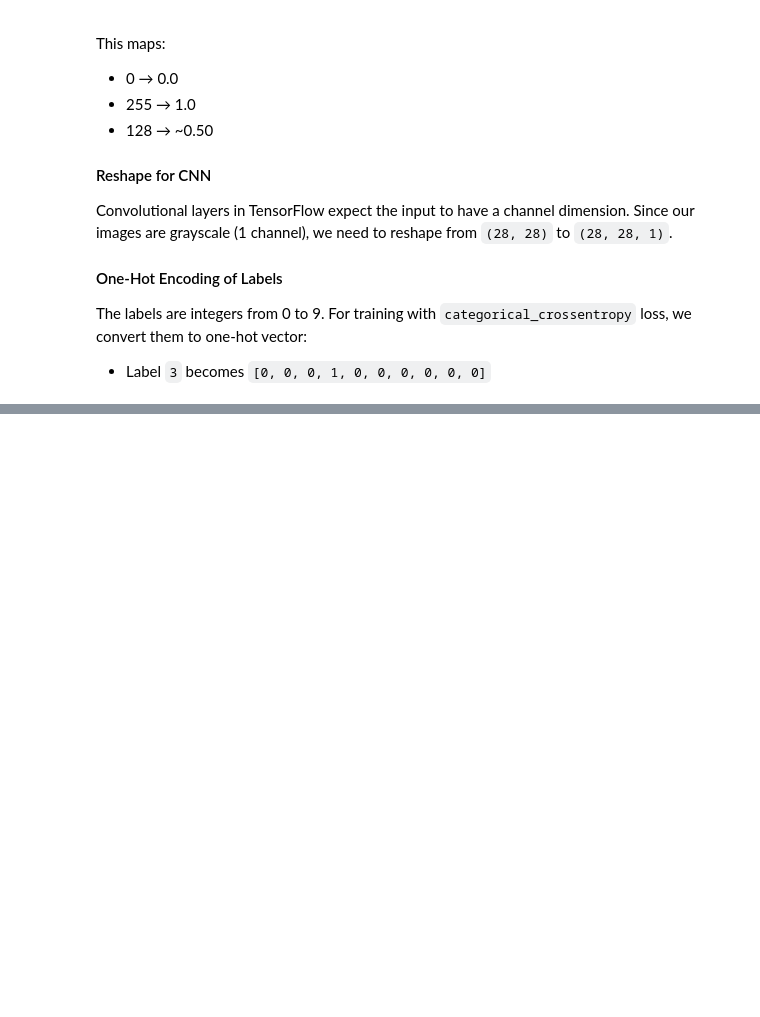
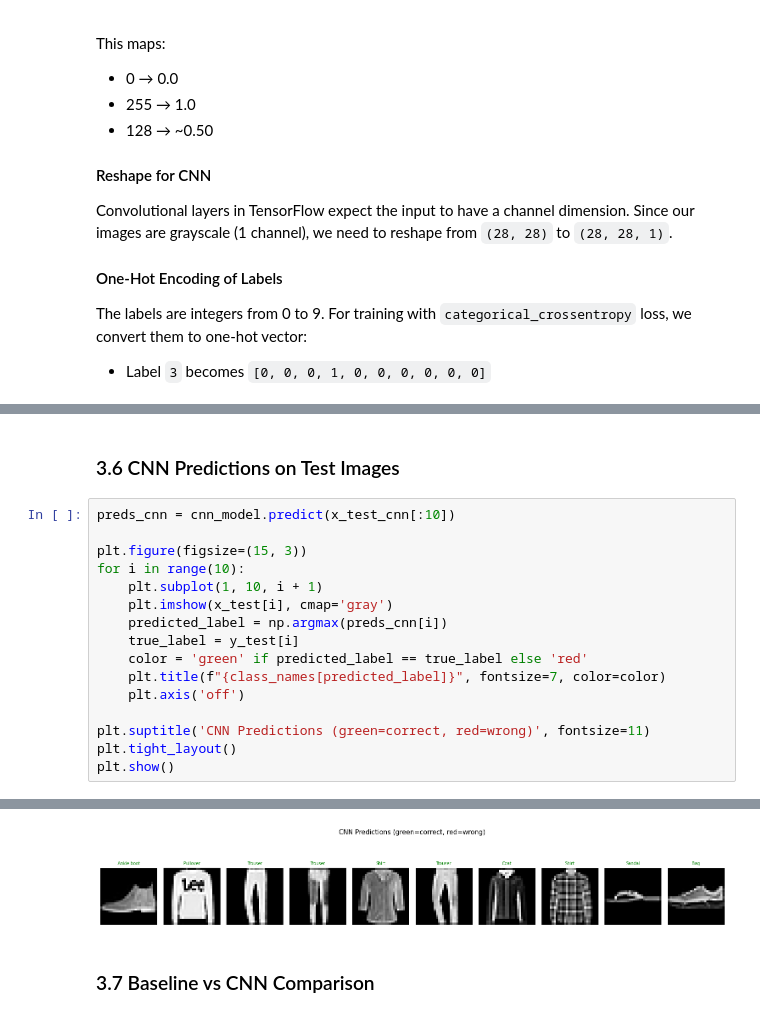
Before and after one commit to Juanseom/exploring-convolutional-layers, a Jupyter notebook: cnn_experiments_and_analysis.ipynb, the cells around one changed output, grey strips where cells are left out. Saved outputs shown, nothing was run; the diff lists cells and outputs as text; blank space fills up the shorter version.

```diff
--- a/cnn_experiments_and_analysis.ipynb
+++ b/cnn_experiments_and_analysis.ipynb
@@ -285,0 +673,19 @@ print("Preprocessing complete! Data is ready for model training.")
+# %% [markdown]
+### 3.6 CNN Predictions on Test Images
+# %%
+preds_cnn = cnn_model.predict(x_test_cnn[:10])
+
+plt.figure(figsize=(15, 3))
+for i in range(10):
+    plt.subplot(1, 10, i + 1)
+    plt.imshow(x_test[i], cmap='gray')
+    predicted_label = np.argmax(preds_cnn[i])
+    true_label = y_test[i]
+    color = 'green' if predicted_label == true_label else 'red'
+    plt.title(f"{class_names[predicted_label]}", fontsize=7, color=color)
+    plt.axis('off')
+
+plt.suptitle('CNN Predictions (green=correct, red=wrong)', fontsize=11)
+plt.tight_layout()
+plt.show()
+# %% [output]
@@ -285,0 +693,3 @@ print("Preprocessing complete! Data is ready for model training.")
+[figure, added]
+# %% [markdown]
+### 3.7 Baseline vs CNN Comparison
```
Also changed, not shown: parts of 52 cells of this notebook.
